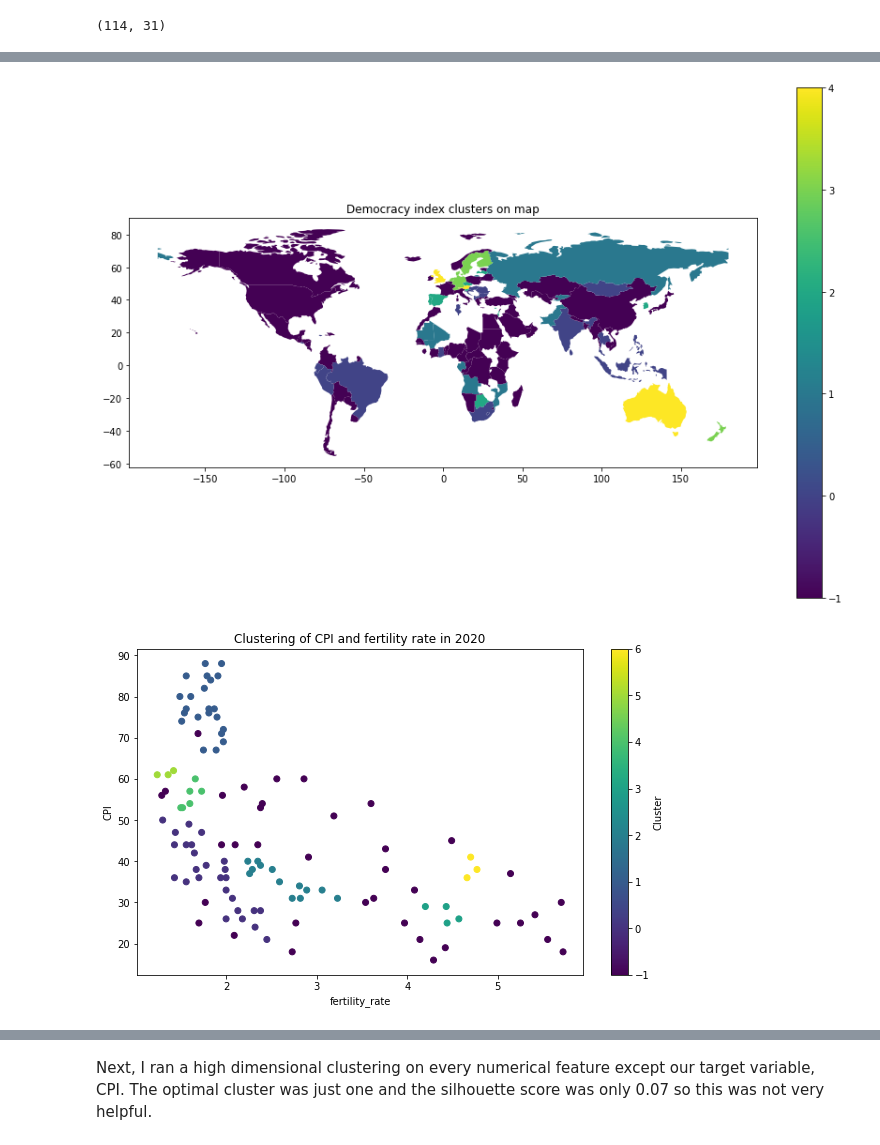
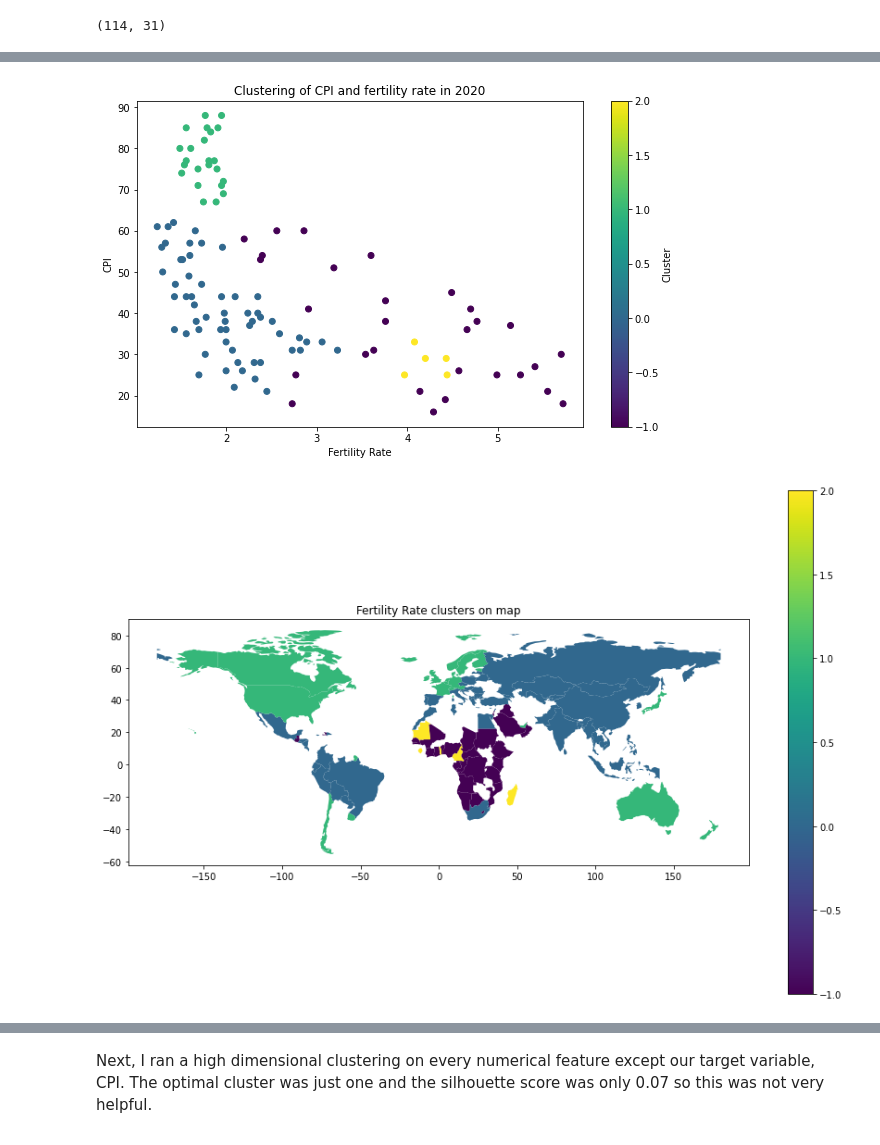
Before and after one commit to malfii/carbon-emission, a Jupyter notebook: notebooks/03_clustering.ipynb, the cells around one changed output, grey strips where cells are left out. Cells and saved outputs as stored; diff of their text form; code cells hidden in the pictures.

```diff
--- a/notebooks/03_clustering.ipynb
+++ b/notebooks/03_clustering.ipynb
@@ -34,21 +34,3 @@ gf = df[df['year'] == 2020].reset_index(drop=True)
 gf.shape
 # %% [output]
 (114, 31)
-# %%
-X = gf[['CPI', 'avrg_daily_income']]
-
-scaler = StandardScaler()
-X_scaled = scaler.fit_transform(X)
-
-dbscan = DBSCAN(eps=0.2, min_samples=5)
-clusters = dbscan.fit_predict(X_scaled)
-
-gf['Cluster'] = clusters
-
-plt.figure(figsize=(10, 6))
-scatter = plt.scatter(gf['avrg_daily_income'], gf['CPI'], c=gf['Cluster'], cmap='viridis')
-plt.title('Clustering of CPI and average daily income in 2020')
-plt.xlabel('avrg_daily_income')
-plt.ylabel('CPI')
-plt.colorbar(scatter, label='Cluster')
-plt.show()
@@ -100,43 +105,34 @@ plt.show()
-# %%
-world = gpd.read_file(gpd.datasets.get_path('naturalearth_lowres'))
-
-merged_df = pd.merge(gf, world[['iso_a3', 'geometry']], left_on='iso', right_on='iso_a3', how='left')
-
-X = merged_df[['CPI', 'democracy_index']]
-
-scaler = StandardScaler()
-X_scaled = scaler.fit_transform(X)
-
-dbscan = DBSCAN(eps=0.2, min_samples=5)
-clusters = dbscan.fit_predict(X_scaled)
-
-merged_df['Cluster'] = clusters
-
-gdf = gpd.GeoDataFrame(merged_df, geometry='geometry')
-
-fig, ax = plt.subplots(figsize=(15, 10))
-gdf.plot(column='Cluster', cmap='viridis', legend=True, ax=ax)
-plt.title('Democracy index clusters on map')
-plt.show()
-# %% [output]
-[figure, removed]
 # %%
-X = gf[['CPI', 'fertility_rate']]
+world = gpd.read_file(gpd.datasets.get_path('naturalearth_lowres'))
+
+merged_df = pd.merge(gf, world[['iso_a3', 'geometry']], left_on='iso', right_on='iso_a3', how='left')
+
+X = merged_df[['CPI', 'fertility_rate']]
 
 scaler = StandardScaler()
 X_scaled = scaler.fit_transform(X)
 
-dbscan = DBSCAN(eps=0.2, min_samples=3)
+dbscan = DBSCAN(eps=0.3, min_samples=5)
 clusters = dbscan.fit_predict(X_scaled)
 
-gf['Cluster'] = clusters
+merged_df['Cluster'] = clusters
 
 plt.figure(figsize=(10, 6))
-scatter = plt.scatter(gf['fertility_rate'], gf['CPI'], c=gf['Cluster'], cmap='viridis')
+scatter = plt.scatter(gf['fertility_rate'], merged_df['CPI'], c=merged_df['Cluster'], cmap='viridis')
 plt.title('Clustering of CPI and fertility rate in 2020')
-plt.xlabel('fertility_rate')
+plt.xlabel('Fertility Rate')
 plt.ylabel('CPI')
 plt.colorbar(scatter, label='Cluster')
+plt.savefig('../images/03_5_scatter.png')
 plt.show()
+
+gdf = gpd.GeoDataFrame(merged_df, geometry='geometry')
+
+fig, ax = plt.subplots(figsize=(15, 10))
+gdf.plot(column='Cluster', cmap='viridis', legend=True, ax=ax)
+plt.title('Fertility Rate clusters on map')
+plt.savefig('../images/03_6_map.png')
+plt.show()
 # %% [output]
-[figure, old version]
+[figure, new version]
+[figure, added]
```
Also changed, not shown: parts of 4 cells of this notebook, 3 other files.
